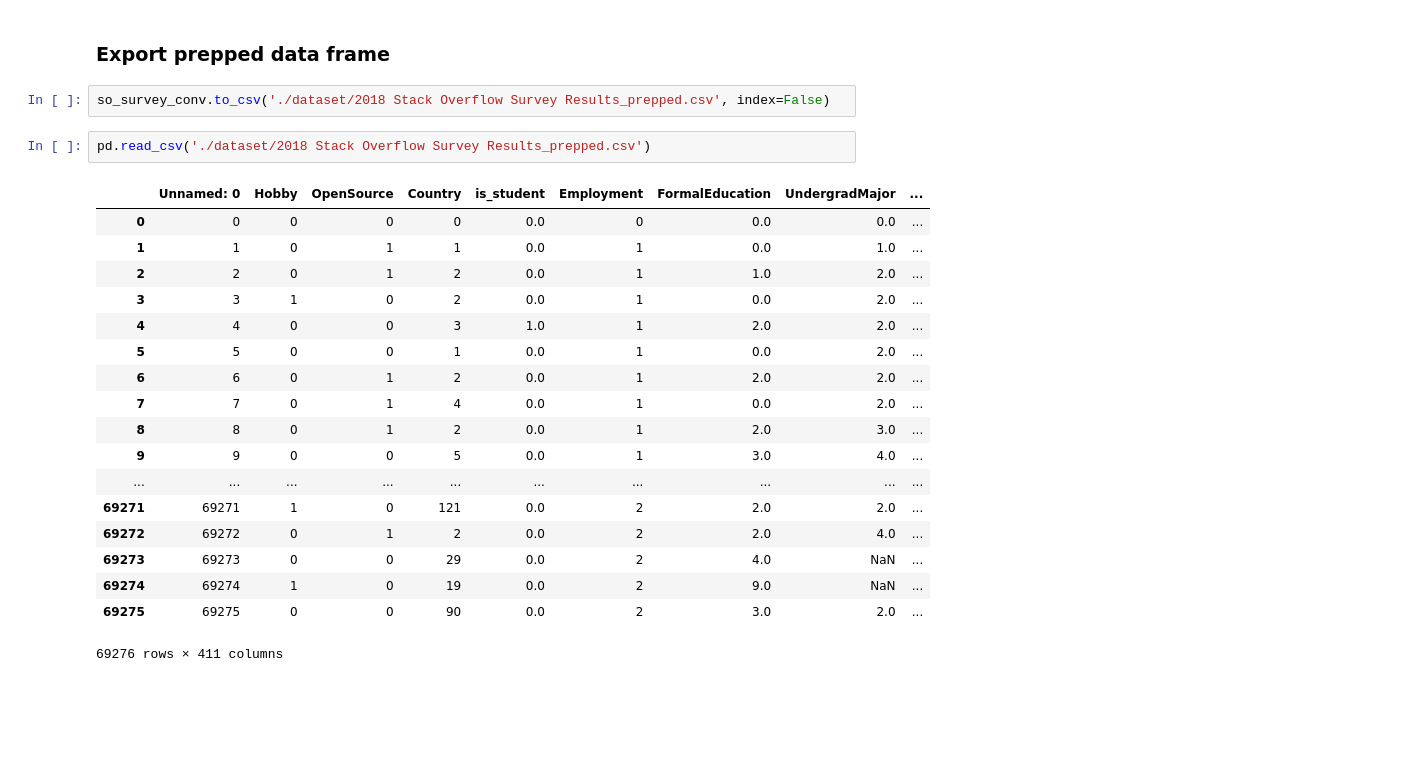
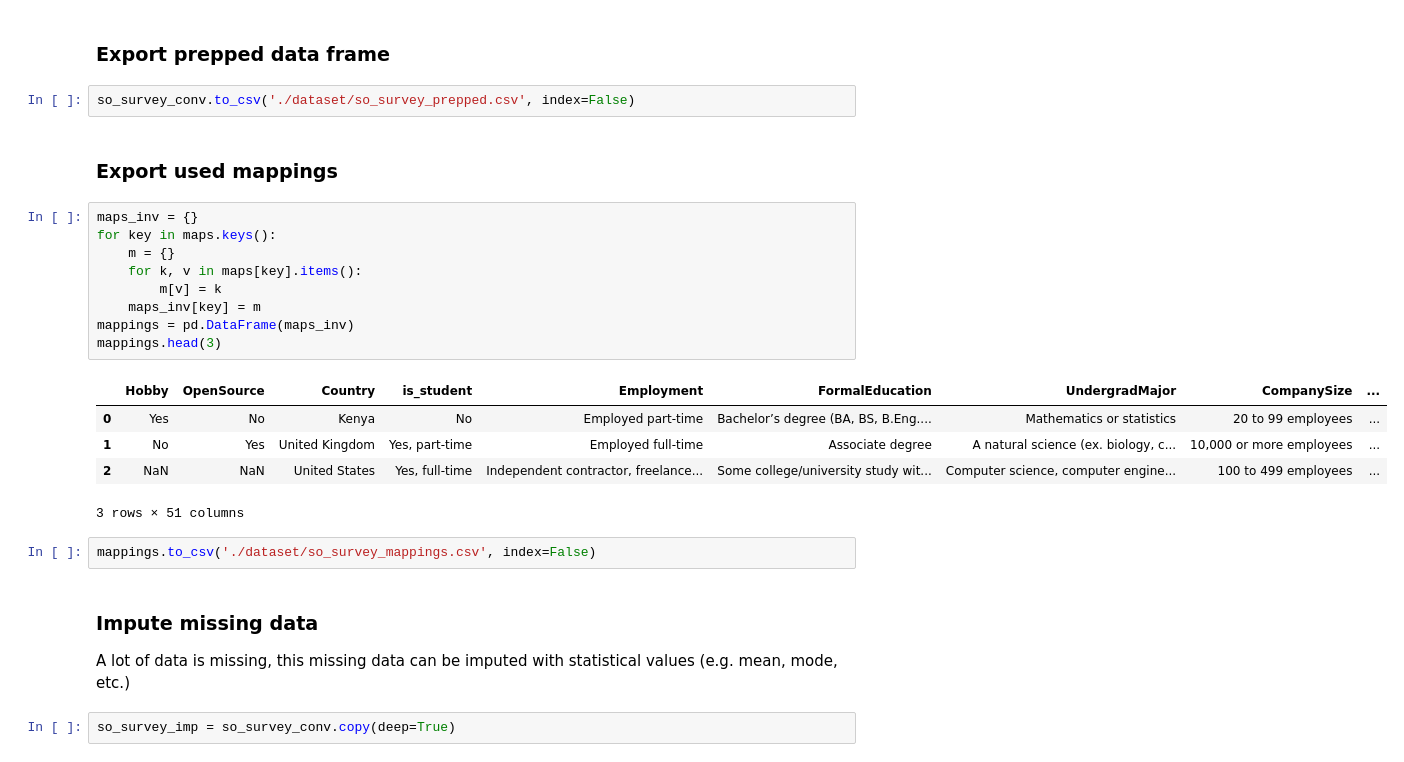
Before and after one commit to Vidovitsch/stack-overflow-survey-model, a Jupyter notebook: dataset_prep.ipynb, the cells around one changed output. Cells and saved outputs as stored; diff of their text form; blank space fills up the shorter version.

Commit message:
dataset_prep exports imputed data and mappings

```diff
--- a/dataset_prep.ipynb
+++ b/dataset_prep.ipynb
@@ -190,25 +190,28 @@ Number of columns with object dtype: 0
 # %% [markdown]
 ### Export prepped data frame
 # %%
-so_survey_conv.to_csv('./dataset/2018 Stack Overflow Survey Results_prepped.csv', index=False)
+so_survey_conv.to_csv('./dataset/so_survey_prepped.csv', index=False)
-# %%
-pd.read_csv('./dataset/2018 Stack Overflow Survey Results_prepped.csv')
-# %% [output]
-|  | Unnamed: 0 | Hobby | OpenSource | Country | is_student | Employment | FormalEducation | UndergradMajor | ... |
-| 0 | 0 | 0 | 0 | 0 | 0.0 | 0 | 0.0 | 0.0 | ... |
-| 1 | 1 | 0 | 1 | 1 | 0.0 | 1 | 0.0 | 1.0 | ... |
-| 2 | 2 | 0 | 1 | 2 | 0.0 | 1 | 1.0 | 2.0 | ... |
-| 3 | 3 | 1 | 0 | 2 | 0.0 | 1 | 0.0 | 2.0 | ... |
-| 4 | 4 | 0 | 0 | 3 | 1.0 | 1 | 2.0 | 2.0 | ... |
-| 5 | 5 | 0 | 0 | 1 | 0.0 | 1 | 0.0 | 2.0 | ... |
-| 6 | 6 | 0 | 1 | 2 | 0.0 | 1 | 2.0 | 2.0 | ... |
-| 7 | 7 | 0 | 1 | 4 | 0.0 | 1 | 0.0 | 2.0 | ... |
-| 8 | 8 | 0 | 1 | 2 | 0.0 | 1 | 2.0 | 3.0 | ... |
-| 9 | 9 | 0 | 0 | 5 | 0.0 | 1 | 3.0 | 4.0 | ... |
-| ... | ... | ... | ... | ... | ... | ... | ... | ... | ... |
-| 69271 | 69271 | 1 | 0 | 121 | 0.0 | 2 | 2.0 | 2.0 | ... |
-| 69272 | 69272 | 0 | 1 | 2 | 0.0 | 2 | 2.0 | 4.0 | ... |
-| 69273 | 69273 | 0 | 0 | 29 | 0.0 | 2 | 4.0 | NaN | ... |
-| 69274 | 69274 | 1 | 0 | 19 | 0.0 | 2 | 9.0 | NaN | ... |
-| 69275 | 69275 | 0 | 0 | 90 | 0.0 | 2 | 3.0 | 2.0 | ... |
-69276 rows × 411 columns
+# %% [markdown]
+### Export used mappings
+# %%
+maps_inv = {}
+for key in maps.keys():
+    m = {}
+    for k, v in maps[key].items():
+        m[v] = k
+    maps_inv[key] = m
+mappings = pd.DataFrame(maps_inv)
+mappings.head(3)
+# %% [output]
+|  | Hobby | OpenSource | Country | is_student | Employment | FormalEducation | UndergradMajor | CompanySize | ... |
+| 0 | Yes | No | Kenya | No | Employed part-time | Bachelor’s degree (BA, BS, B.Eng.... | Mathematics or statistics | 20 to 99 employees | ... |
+| 1 | No | Yes | United Kingdom | Yes, part-time | Employed full-time | Associate degree | A natural science (ex. biology, c... | 10,000 or more employees | ... |
+| 2 | NaN | NaN | United States | Yes, full-time | Independent contractor, freelance... | Some college/university study wit... | Computer science, computer engine... | 100 to 499 employees | ... |
+3 rows × 51 columns
+# %%
+mappings.to_csv('./dataset/so_survey_mappings.csv', index=False)
+# %% [markdown]
+### Impute missing data
+A lot of data is missing, this missing data can be imputed with statistical values (e.g. mean, mode, etc.)
+# %%
+so_survey_imp = so_survey_conv.copy(deep=True)
```
Also changed, not shown: parts of 5 cells of this notebook.
